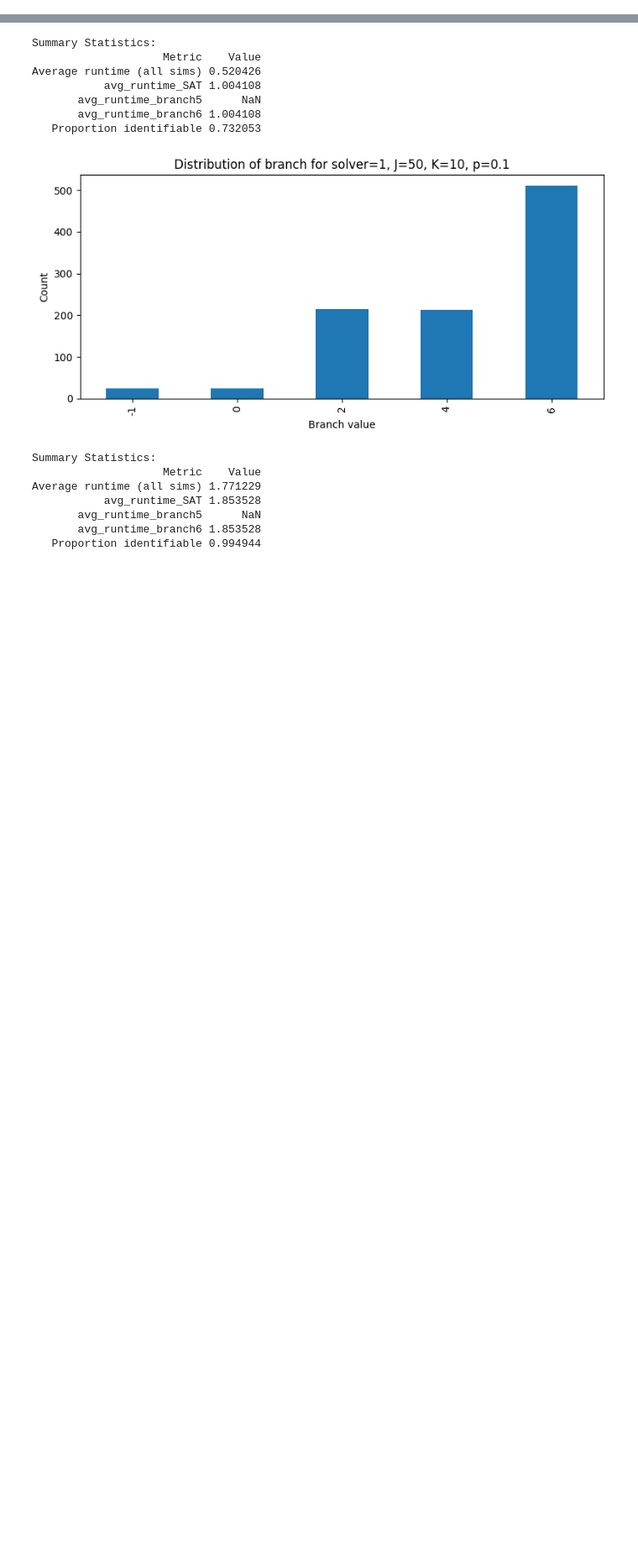
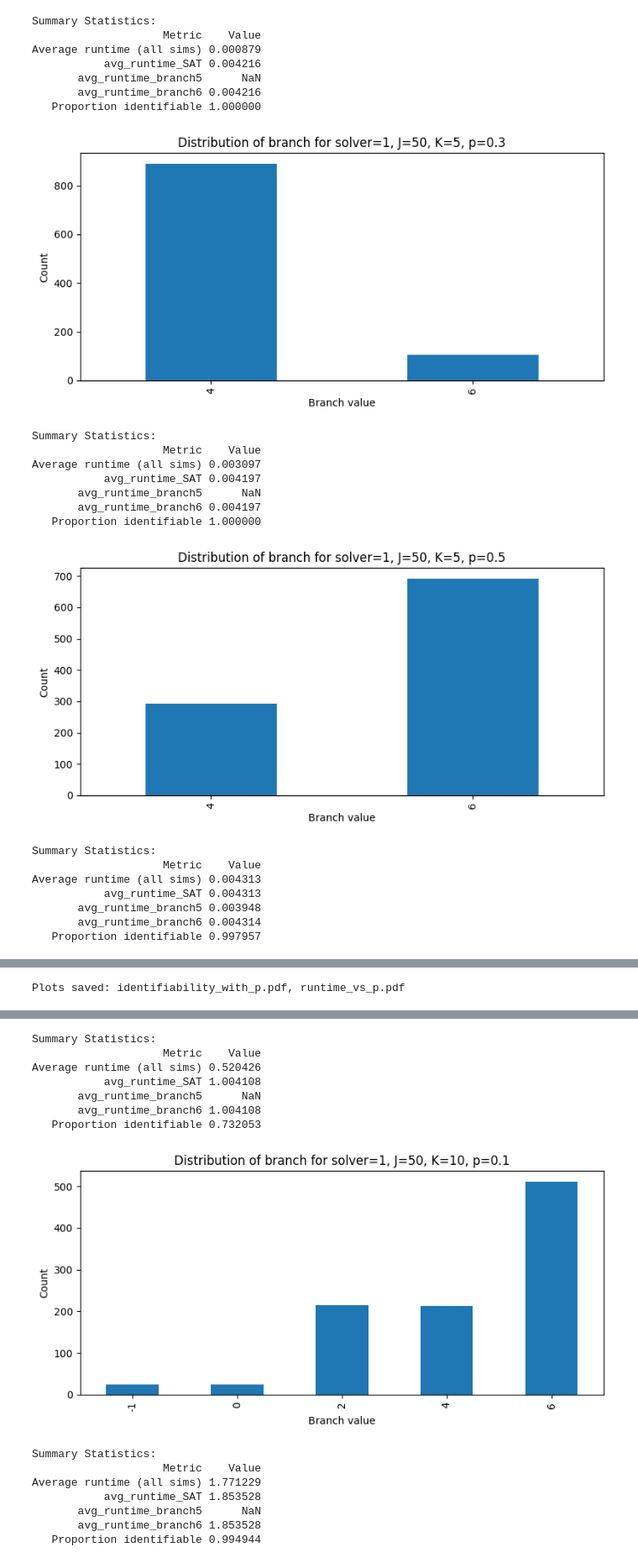
Before and after one commit to Mengqi-Lin/idQ, a Jupyter notebook: data/expr_analyze.ipynb, the cells around one changed output, grey strips where cells are left out. Shown at 84% size. Saved outputs shown, nothing was run; the diff lists cells and outputs as text; code cells hidden in the pictures; blank space fills up the shorter version.

Commit message:
some simulations

```diff
--- a/data/expr_analyze.ipynb
+++ b/data/expr_analyze.ipynb
@@ -128,0 +131,29 @@ def plot_simulation_results(solver, J, K, p_list):
+# %%
+solver = 1
+J, K = 50, 5
+p_list = [0.3, 0.5, 0.7]
+plot_simulation_results(solver, J, K, p_list)
+# %% [output]
+Summary Statistics:
+                    Metric    Value
+Average runtime (all sims) 0.000879
+           avg_runtime_SAT 0.004216
+       avg_runtime_branch5      NaN
+       avg_runtime_branch6 0.004216
+   Proportion identifiable 1.000000
+[figure, added]
+Summary Statistics:
+                    Metric    Value
+Average runtime (all sims) 0.003097
+           avg_runtime_SAT 0.004197
+       avg_runtime_branch5      NaN
+       avg_runtime_branch6 0.004197
+   Proportion identifiable 1.000000
+[figure, added]
+Summary Statistics:
+                    Metric    Value
+Average runtime (all sims) 0.004313
+           avg_runtime_SAT 0.004313
+       avg_runtime_branch5 0.003948
+       avg_runtime_branch6 0.004314
+   Proportion identifiable 0.997957
@@ -128,0 +161 @@ def plot_simulation_results(solver, J, K, p_list):
+Plots saved: identifiability_with_p.pdf, runtime_vs_p.pdf
```
Also changed, not shown: parts of 11 cells of this notebook, 58 other files.
